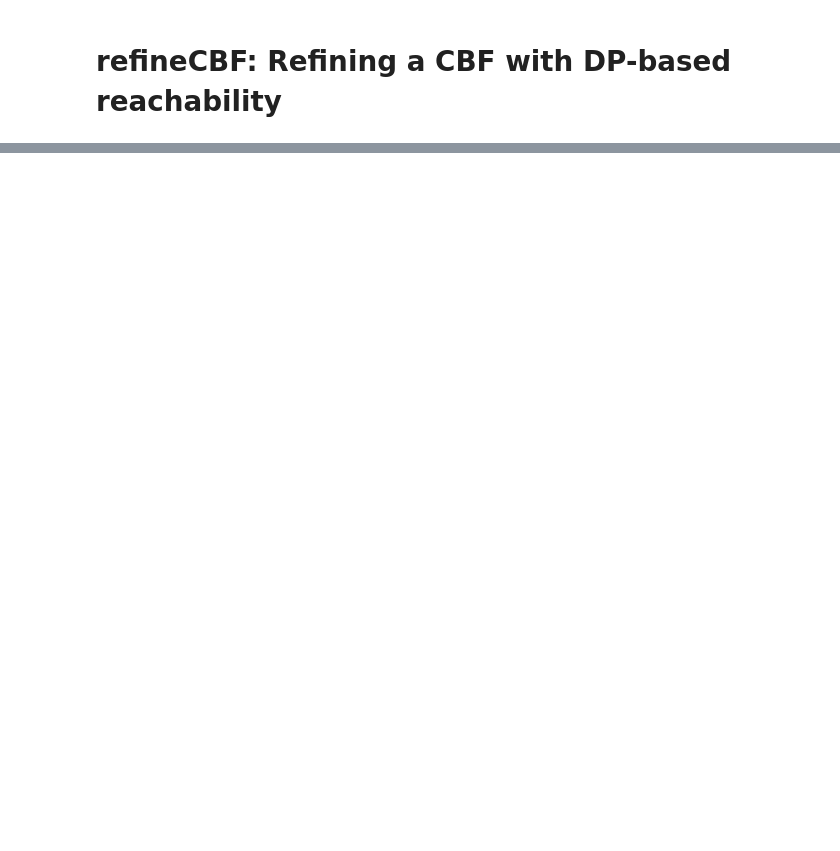
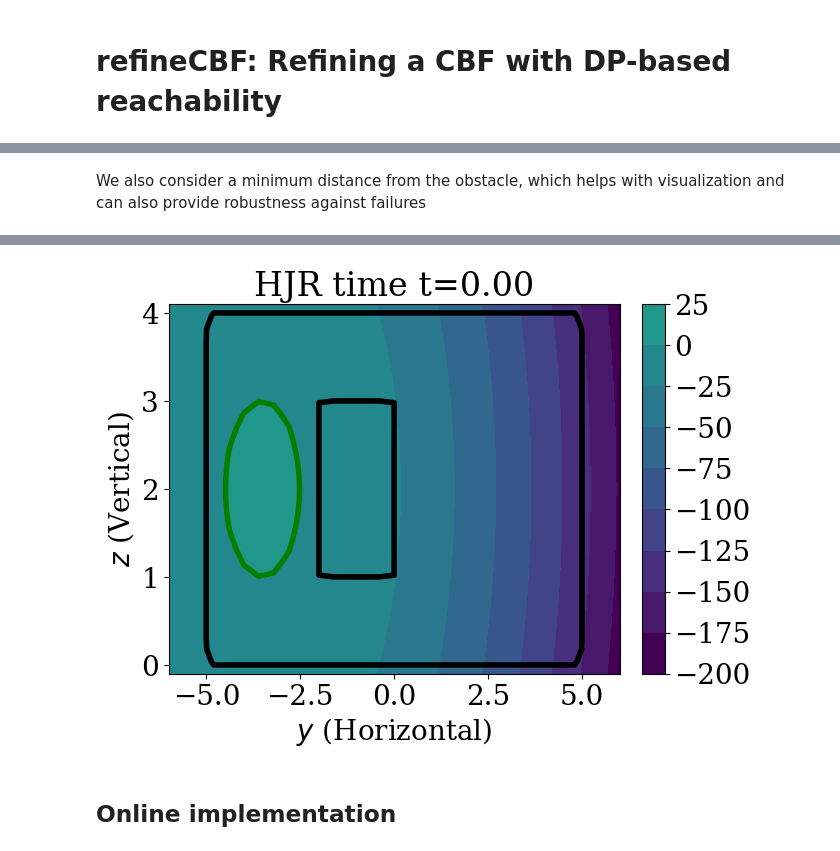
Before and after one commit to UCSD-SASLab/refineCBF, a Jupyter notebook: examples/crazyflie.ipynb, the cells around one changed output, grey strips where cells are left out. Drawn from its saved outputs; the diff is of its cells as text; code cells hidden in the pictures; blank space fills up the shorter version.

```diff
--- a/examples/crazyflie.ipynb
+++ b/examples/crazyflie.ipynb
@@ -178,11 +179,18 @@ plt.title("Initial CBF (grey) and safe set (not black)");
+# %% [markdown]
+We also consider a minimum distance from the obstacle, which helps with visualization and can also provide robustness against failures
+# %%
+distance_from_obstacle = 0.2
 # %%
 dyn_hjr = HJControlAffineDynamics(dyn, control_space=hj.sets.Box(umin, umax))
 
 backwards_reachable_tube = lambda obstacle: (lambda t, x: jnp.minimum(x, obstacle))
-solver_settings = hj.SolverSettings.with_accuracy("high", value_postprocessor=backwards_reachable_tube(init_safe_values))
+solver_settings = hj.SolverSettings.with_accuracy("high", value_postprocessor=backwards_reachable_tube(sdf_values - distance_from_obstacle))
+solver_settings2 = hj.SolverSettings.with_accuracy("high", value_postprocessor=backwards_reachable_tube(updated_sdf_values - distance_from_obstacle))
 # %%
 init_values = tabular_cbf.vf_table
 initial_time = 0.
-final_time = -5.
+final_time = -5.0
 times = jnp.linspace(initial_time, final_time, 51)
 target_values = hj.solve(solver_settings, dyn_hjr, grid, times, init_values)
+target_values2 = hj.solve(solver_settings2, dyn_hjr, grid, times[len(times) // 4:], target_values[len(times) // 4])
+target_values_full = jnp.concatenate([target_values[:len(times) // 4], target_values2])
@@ -190,0 +197,55 @@ from scipy.interpolate import interp1d
+# %%
+sdf_full = jnp.concatenate([sdf_values[None].repeat(len(target_values) // 4, axis=0), updated_sdf_values[None].repeat(len(target_values2), axis=0)])
+# %%
+# Set up the figure and axis
+fig = plt.figure()
+ax = fig.add_subplot(111)
+
+div = make_axes_locatable(ax)
+cax = div.append_axes('right', '5%', '5%')
+
+frames = []
+for i in range(len(target_values)):
+    curvals = target_values_full[i]
+    frames.append(curvals)
+
+cv0 = frames[0]
+vmax = np.abs(cv0).max()
+cf = ax.contourf(grid.coordinate_vectors[0], grid.coordinate_vectors[1],
+                 cv0[:, :, grid.shape[2] // 2, grid.shape[3] // 2].T, vmax=vmax, vmin=-vmax)
+ax.contour(grid.coordinate_vectors[0], grid.coordinate_vectors[1],
+           tabular_cbf.vf_table[:, :, grid.shape[2] // 2, grid.shape[3] // 2].T, levels=[0], colors='grey', linewidths=4)
+cont_sdf = ax.contour(grid.coordinate_vectors[0], grid.coordinate_vectors[1],
+           sdf_values[:, :, grid.shape[2] // 2, grid.shape[3] // 2].T, levels=[0], colors='k', linewidths=4)
+cont = ax.contour(grid.coordinate_vectors[0], grid.coordinate_vectors[1],
+           cv0[:, :, grid.shape[2] // 2, grid.shape[3] // 2].T, levels=[0], colors='green', linewidths=2)
+cb = fig.colorbar(cf, cax=cax)
+tx = ax.set_title(f'HJR time $t=0$')
+ax.set_xlabel('$y$ (Horizontal)')
+ax.set_ylabel('$z$ (Vertical)')
+tx = ax.set_title(f'$v_y=0, v_z=0$, HJR time $t=0$')
+
+# Update function to draw contours for a given idi value
+def update(idi):
+    global cont, cont_sdf
+    arr = frames[idi][:, :, grid.shape[2] // 2, grid.shape[3] // 2].T
+    arr_sdf = sdf_full[idi][:, :, grid.shape[2] // 2, grid.shape[3] // 2].T
+    vmax = np.abs(arr).max()
+    # ax.clear()
+    cf = ax.contourf(grid.coordinate_vectors[0], grid.coordinate_vectors[1], arr, vmax=vmax, vmin=-vmax)
+    cont.collections[0].remove()
+    cont = ax.contour(grid.coordinate_vectors[0], grid.coordinate_vectors[1],
+               arr, levels=[0], colors='green')
+    cont_sdf.collections[0].remove()
+    cont_sdf = ax.contour(grid.coordinate_vectors[0], grid.coordinate_vectors[1],
+                          arr_sdf, levels=[0], colors='k', linewidths=4)
+    cax.cla()
+    fig.colorbar(cf, cax=cax)
+    tx.set_text('HJR time t={:.2f}'.format(np.abs(times[idi].item())))
+
+
+# Animate with idi values from 0 to 11
+ani = FuncAnimation(fig, update, frames=range(len(times)))
+plt.close()
+HTML(ani.to_jshtml())
+# %% [output]
@@ -190,0 +253 @@ from scipy.interpolate import interp1d
+[figure, added]
@@ -190,0 +295,2 @@ from scipy.interpolate import interp1d
+# %% [markdown]
+## Online implementation
```
Also changed, not shown: parts of 61 cells of this notebook, 1 other file.
